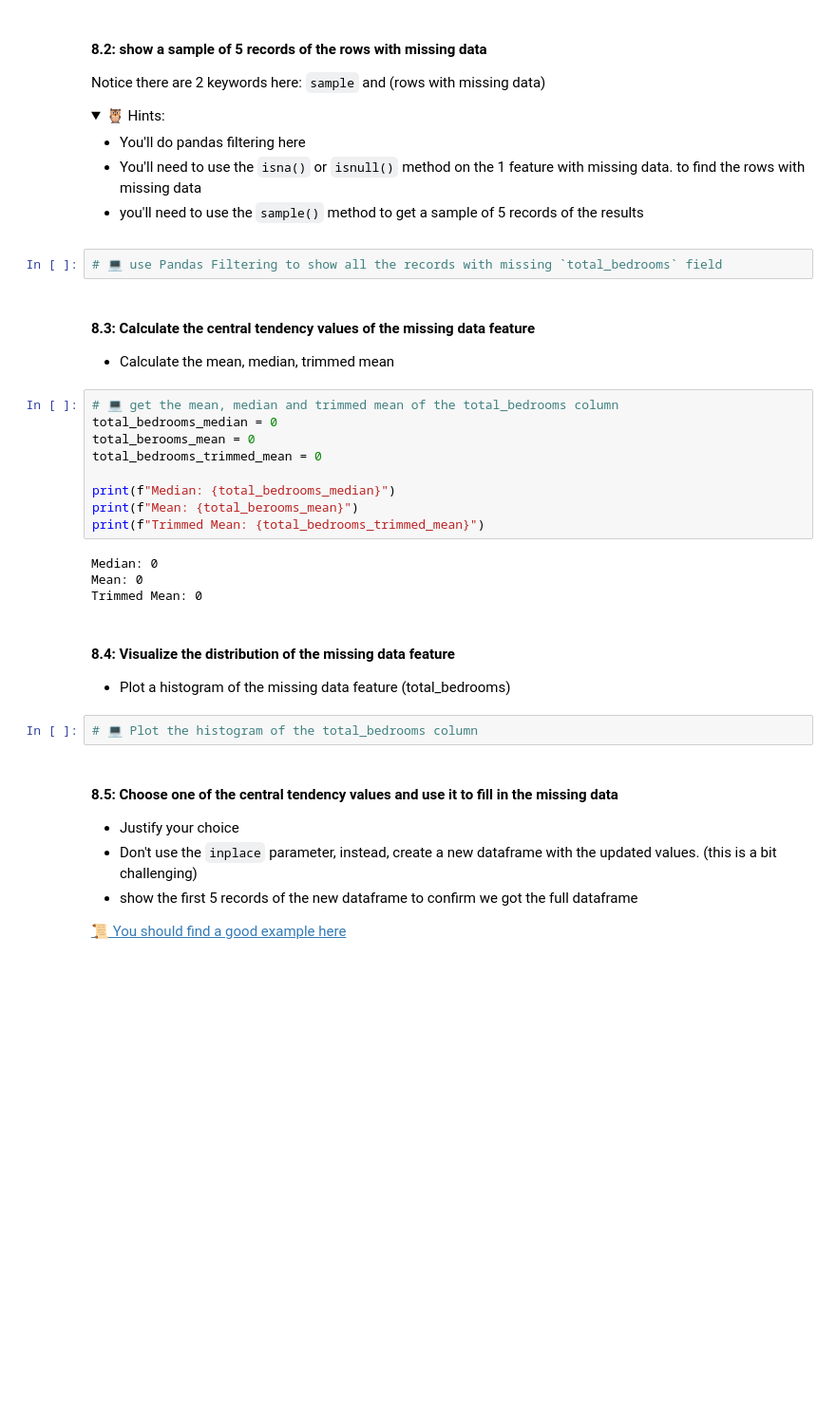
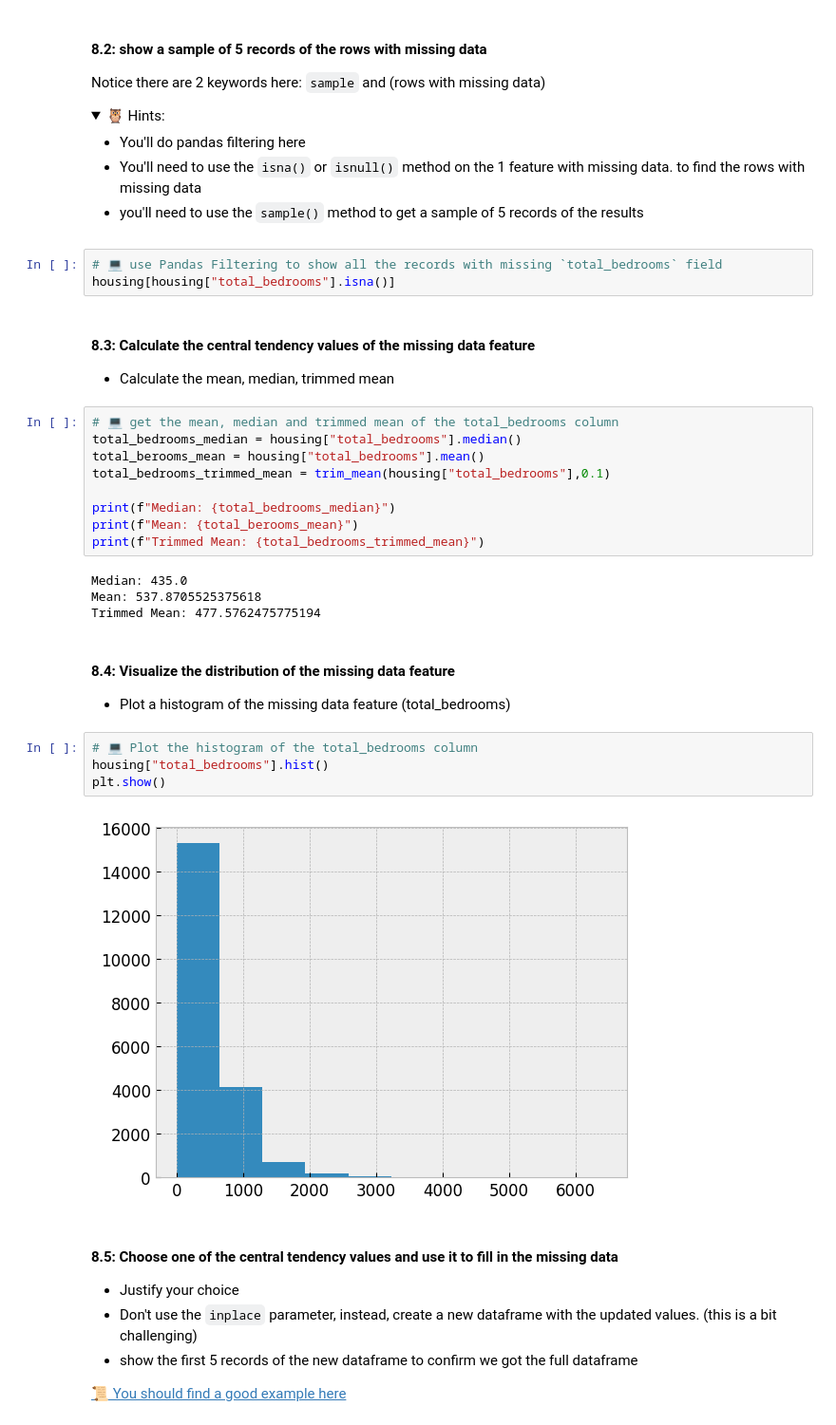
Before and after one commit to IT4063-Spring2025/eda-assignment-RautelaAbhishek, a Jupyter notebook: notebook.ipynb, the cells around one changed output. Shown at 95% size. Cells and saved outputs as stored; diff of their text form; folded sections open; blank space fills up the shorter version.

```diff
--- a/notebook.ipynb
+++ b/notebook.ipynb
@@ -346,27 +362,32 @@ Notice there are 2 keywords here: `sample` and (rows with missing data)
 </details>
 # %%
 # 💻 use Pandas Filtering to show all the records with missing `total_bedrooms` field
+housing[housing["total_bedrooms"].isna()]
 # %% [markdown]
 #### 8.3: Calculate the central tendency values of the missing data feature
 * Calculate the mean, median, trimmed mean
 # %%
 # 💻 get the mean, median and trimmed mean of the total_bedrooms column
-total_bedrooms_median = 0
-total_berooms_mean = 0
-total_bedrooms_trimmed_mean = 0
+total_bedrooms_median = housing["total_bedrooms"].median()
+total_berooms_mean = housing["total_bedrooms"].mean()
+total_bedrooms_trimmed_mean = trim_mean(housing["total_bedrooms"],0.1)
 
 print(f"Median: {total_bedrooms_median}")
 print(f"Mean: {total_berooms_mean}")
 print(f"Trimmed Mean: {total_bedrooms_trimmed_mean}")
 # %% [output]
-Median: 0
-Mean: 0
-Trimmed Mean: 0
+Median: 435.0
+Mean: 537.8705525375618
+Trimmed Mean: 477.5762475775194
 # %% [markdown]
 #### 8.4: Visualize the distribution of the missing data feature
 * Plot a histogram of the missing data feature (total_bedrooms)
 # %%
 # 💻 Plot the histogram of the total_bedrooms column
+housing["total_bedrooms"].hist()
+plt.show()
+# %% [output]
+[figure, added]
 # %% [markdown]
 #### 8.5: Choose one of the central tendency values and use it to fill in the missing data
 * Justify your choice
```
Also changed, not shown: parts of 8 cells of this notebook.
